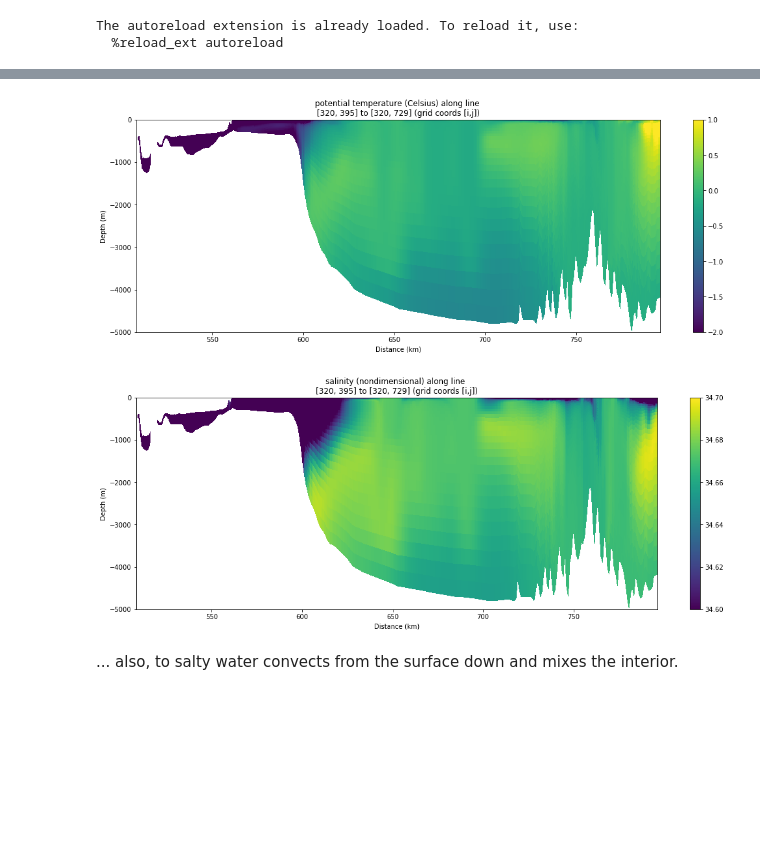
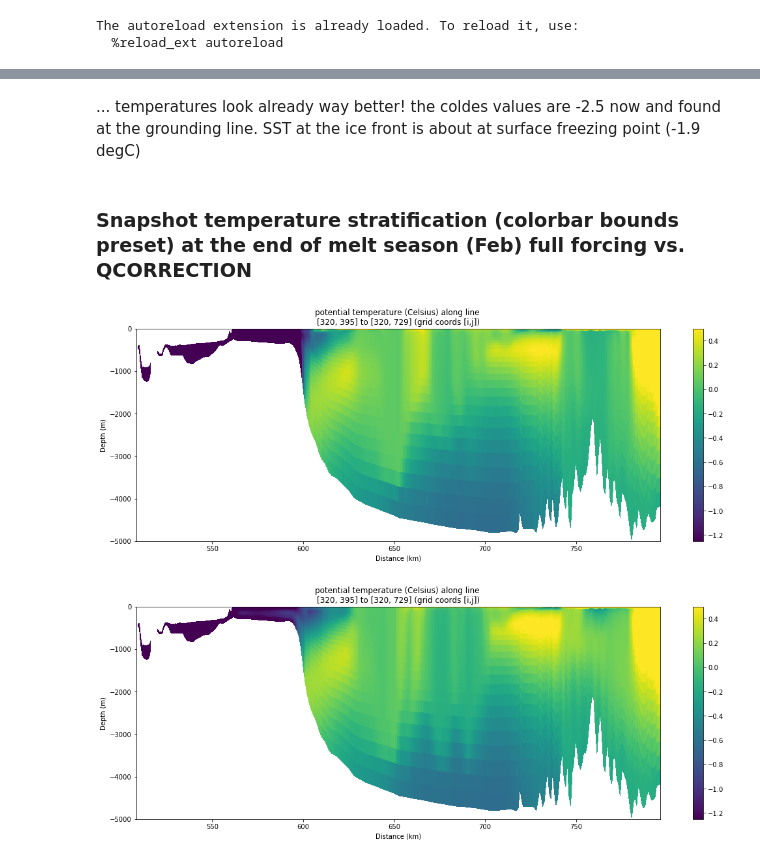
Before and after one commit to kuechenrole/tidal_melting, a Jupyter notebook: notebooks/0.2-kuechenrole-surface_fluxes_tuning.ipynb, the cells around one changed output, grey strips where cells are left out. Drawn from its saved outputs; the diff is of its cells as text; code cells hidden in the pictures; blank space fills up the shorter version.

```diff
--- a/notebooks/0.2-kuechenrole-surface_fluxes_tuning.ipynb
+++ b/notebooks/0.2-kuechenrole-surface_fluxes_tuning.ipynb
@@ -42,8 +73,11 @@ plot_vslice(his_5yr_file,'temp',-1,-5000,0,i_min,j_min,i_max,j_max,4,4,0.9,50,31
+# %% [markdown]
+... temperatures look already way better! the coldes values are -2.5 now and found at the grounding line. SST at the ice front is about at surface freezing point (-1.9 degC)
+# %% [markdown]
+### Snapshot temperature stratification (colorbar bounds preset) at the end of melt season (Feb) full forcing vs. QCORRECTION
 # %%
-plot_vslice(his_5yr_file,'temp',-2,-5000,0,i_min,j_min,i_max,j_max,4,4,0.9,50,31,vmin=-2,vmax=1)
-plot_vslice(his_5yr_file,'salt',-2,-5000,0,i_min,j_min,i_max,j_max,4,4,0.9,50,31,vmin=34.6,vmax=34.7)
+his_5yr_QCORR_file = os.path.join(raw_dir,'waom10_QCORRECT','ocean_his_0005.nc')
+plot_vslice(his_5yr_file,'temp',1,-5000,0,i_min,j_min,i_max,j_max,4,4,0.9,50,31,vmin=-1.25,vmax=0.5)
+plot_vslice(his_5yr_QCORR_file,'temp',1,-5000,0,i_min,j_min,i_max,j_max,4,4,0.9,50,31,vmin=-1.25,vmax=0.5)
 # %% [output]
-[figure, old version]
+[figure, new version]
-[figure, old version]
+[figure, new version]
-# %% [markdown]
-... also, to salty water convects from the surface down and mixes the interior.
```
Also changed, not shown: parts of 13 cells of this notebook, 10 other files.
